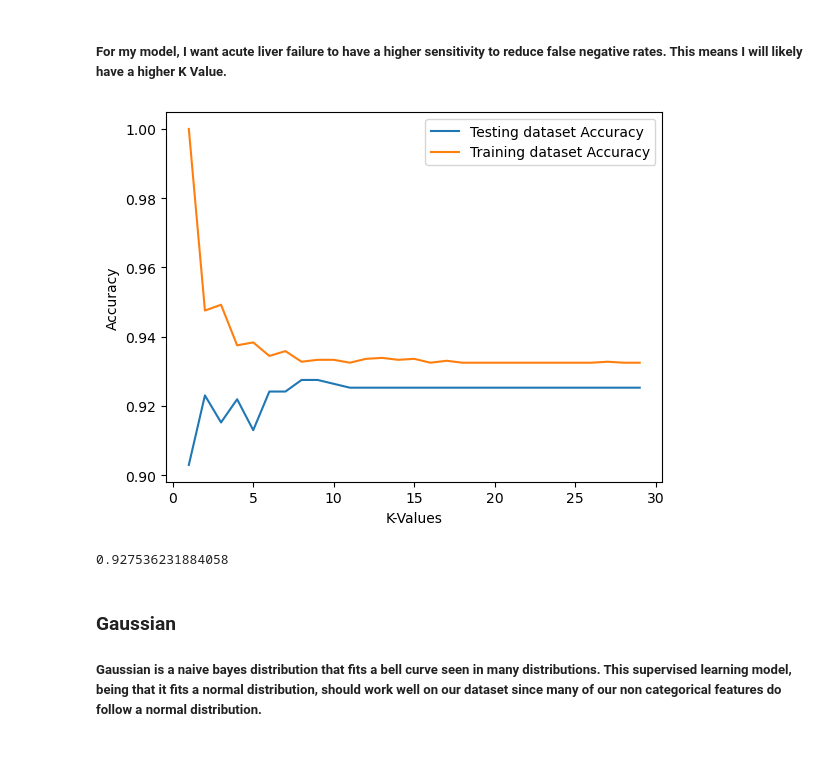
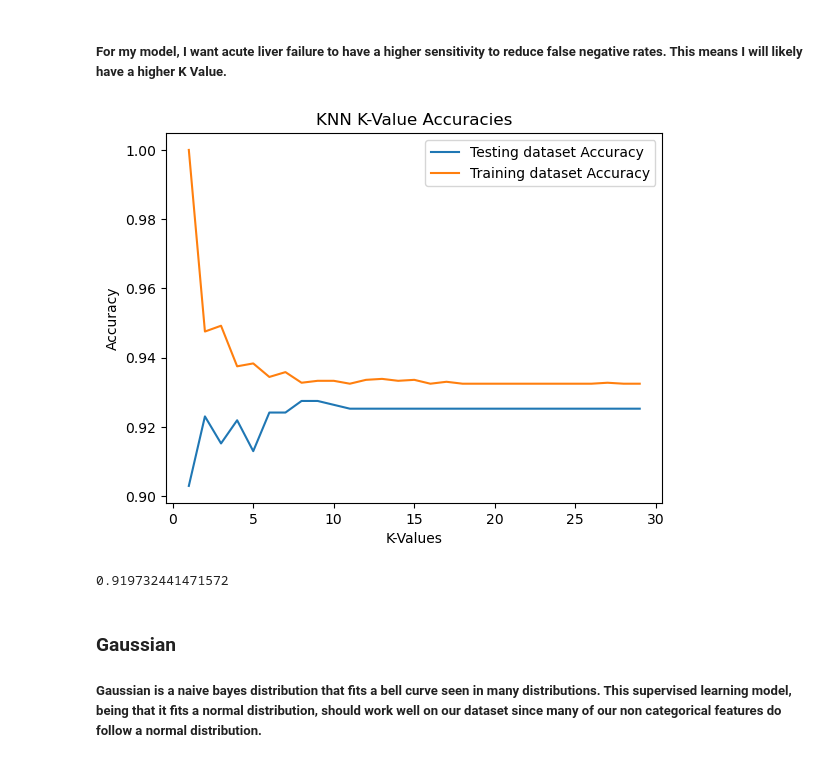
Before and after one commit to Jacinda-G/Capstone-AcuteLiverFailure, a Jupyter notebook: Kaggle ALF dataset/Acute Liver Failure.ipynb, the cells around one changed output. Cells and saved outputs as stored; diff of their text form; code cells hidden in the pictures.

```diff
--- a/Kaggle ALF dataset/Acute Liver Failure.ipynb
+++ b/Kaggle ALF dataset/Acute Liver Failure.ipynb
@@ -574,32 +574,33 @@ gb_accuracy
 # %%
 from sklearn.neighbors import KNeighborsClassifier
 
 # Loop over K values to determine best K value
 krange = np.arange(1,30)
 train_accuracy = np.empty(len(krange))
 test_accuracy = np.empty(len(krange))
 
 for i, k in enumerate(krange):
     knn = KNeighborsClassifier(n_neighbors=k)
     knn.fit(X_train, y_train)
 
     # Compute training and test data accuracy
     train_accuracy[i] = knn.score(X_train, y_train)
     test_accuracy[i] = knn.score(X_test, y_test)
 
 #plot
 plt.plot(krange, test_accuracy, label = 'Testing dataset Accuracy')
 plt.plot(krange, train_accuracy, label = 'Training dataset Accuracy')
 
 plt.legend()
+plt.title('KNN K-Value Accuracies')
 plt.xlabel('K-Values')
 plt.ylabel('Accuracy')
 plt.show()
 # %% [output]
-[figure, old version]
+[figure, new version]
 # %%
 #fit test on model
-knn = KNeighborsClassifier(n_neighbors=8)
+knn = KNeighborsClassifier(n_neighbors=8, weights='distance')
 knn.fit(X_train, y_train)
 # use model to predict on test set
 y_predict_knn=knn.predict(X_test)
@@ -608,7 +609,7 @@ y_predict_knn=knn.predict(X_test)
 knn_accuracy = metrics.accuracy_score(y_test, y_predict_knn)
 print(knn_accuracy)
 # %% [output]
-0.927536231884058
+0.919732441471572
 # %% [markdown]
 ### Gaussian
 ##### Gaussian is a naive bayes distribution that fits a bell curve seen in many distributions. This supervised learning model, being that it fits a normal distribution, should work well on our dataset since many of our non categorical features do follow a normal distribution.
```
Also changed, not shown: parts of 17 cells of this notebook.
